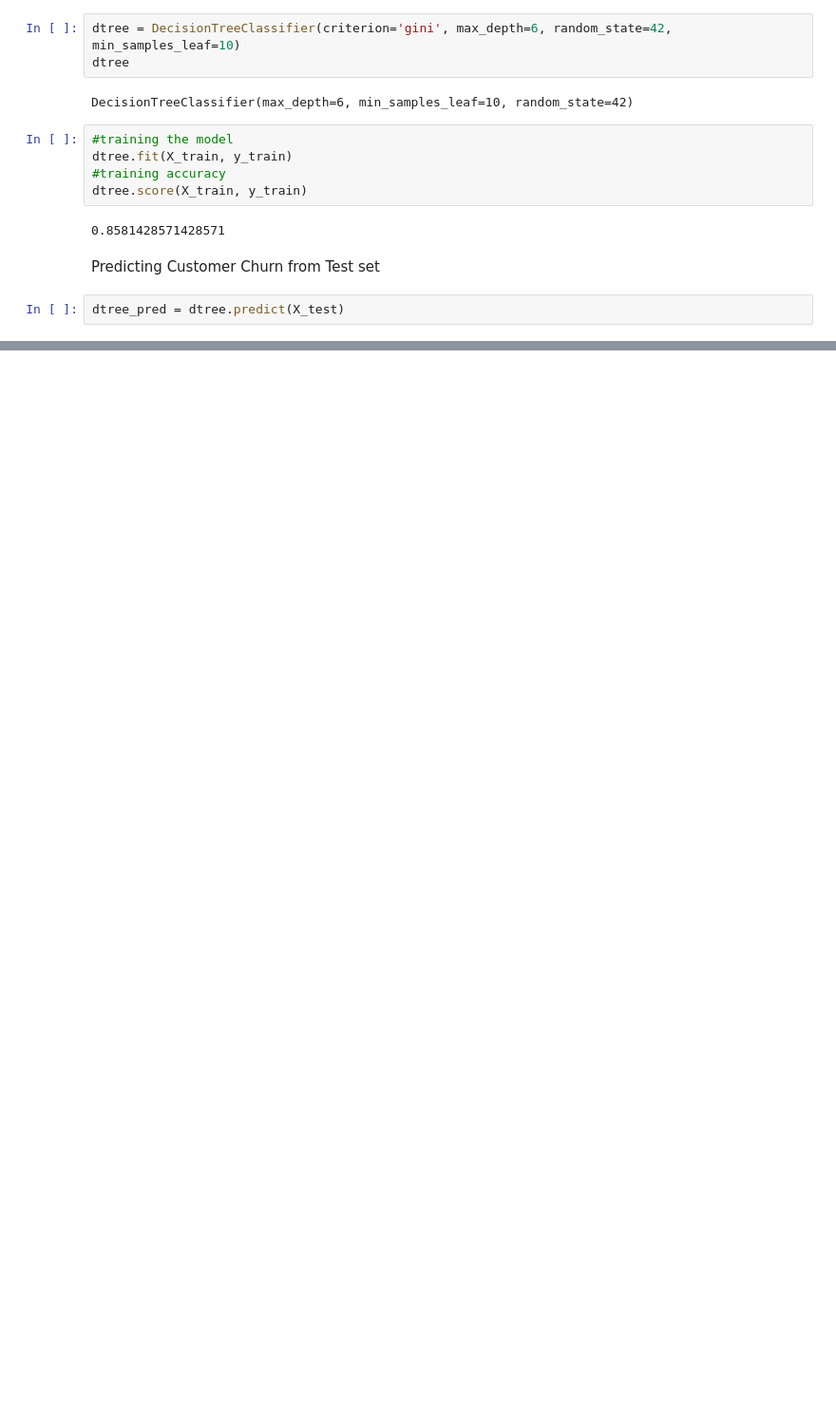
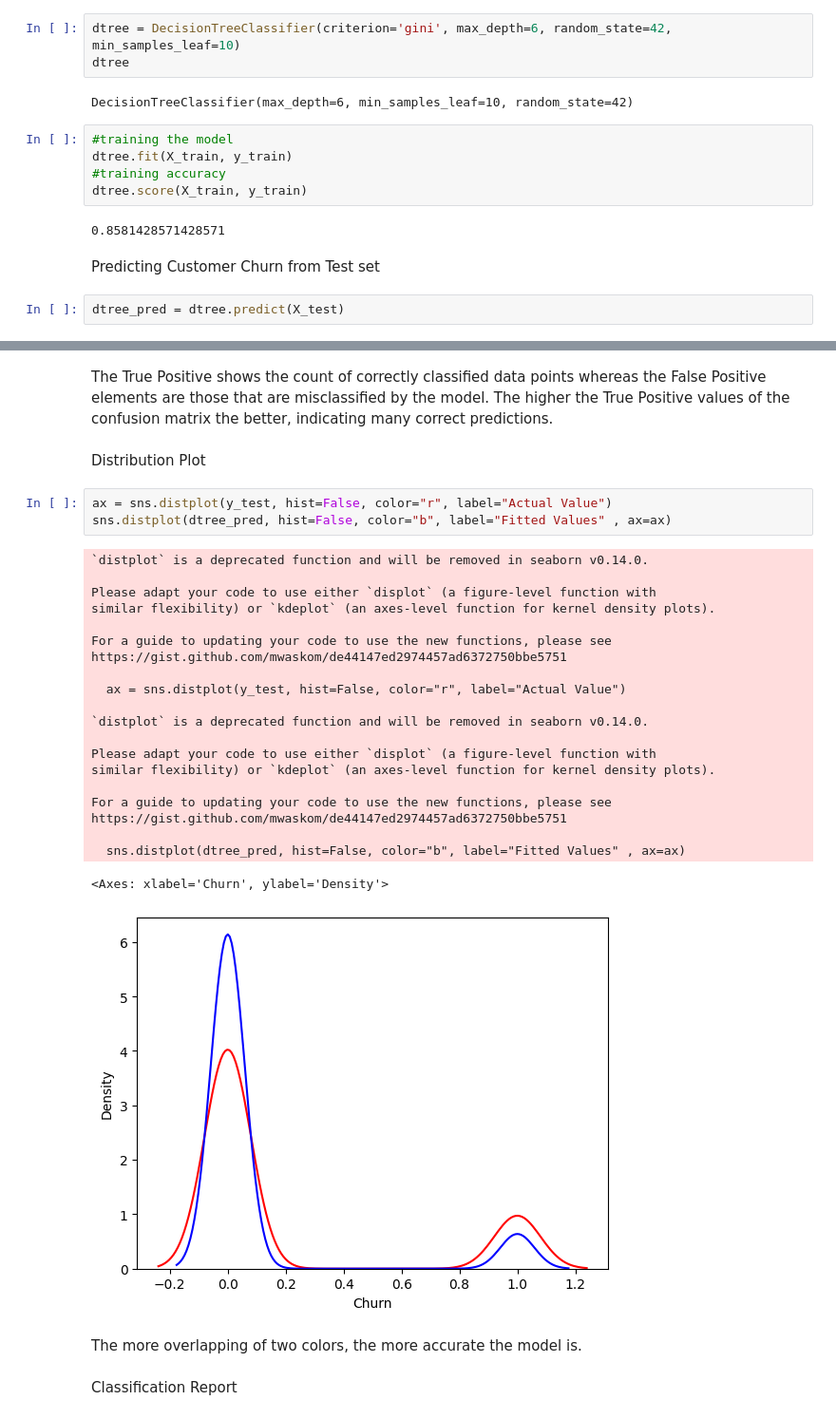
Before and after one commit to arifkhan10/CustomerChurnModelling, a Jupyter notebook: CustomerChurnModelling.ipynb, the cells around one changed output, grey strips where cells are left out. Shown: that part at 95% size. Drawn from its saved outputs; the diff is of its cells as text; blank space fills up the shorter version.

```diff
--- a/CustomerChurnModelling.ipynb
+++ b/CustomerChurnModelling.ipynb
@@ -354,0 +409,33 @@ dtree_pred = dtree.predict(X_test)
+# %% [markdown]
+The True Positive shows the count of correctly classified data points whereas the False Positive elements are those that are misclassified by the model. The higher the True Positive values of the confusion matrix the better, indicating many correct predictions.
+# %% [markdown]
+Distribution Plot
+# %%
+ax = sns.distplot(y_test, hist=False, color="r", label="Actual Value")
+sns.distplot(dtree_pred, hist=False, color="b", label="Fitted Values" , ax=ax)
+# %% [output]
+`distplot` is a deprecated function and will be removed in seaborn v0.14.0.
+
+Please adapt your code to use either `displot` (a figure-level function with
+similar flexibility) or `kdeplot` (an axes-level function for kernel density plots).
+
+For a guide to updating your code to use the new functions, please see
+https://gist.github.com/mwaskom/de44147ed2974457ad6372750bbe5751
+
+  ax = sns.distplot(y_test, hist=False, color="r", label="Actual Value")
+
+`distplot` is a deprecated function and will be removed in seaborn v0.14.0.
+
+Please adapt your code to use either `displot` (a figure-level function with
+similar flexibility) or `kdeplot` (an axes-level function for kernel density plots).
+
+For a guide to updating your code to use the new functions, please see
+https://gist.github.com/mwaskom/de44147ed2974457ad6372750bbe5751
+
+  sns.distplot(dtree_pred, hist=False, color="b", label="Fitted Values" , ax=ax)
+<Axes: xlabel='Churn', ylabel='Density'>
+[figure, added]
+# %% [markdown]
+The more overlapping of two colors, the more accurate the model is.
+# %% [markdown]
+Classification Report
```
Also changed, not shown: parts of 24 cells of this notebook.
